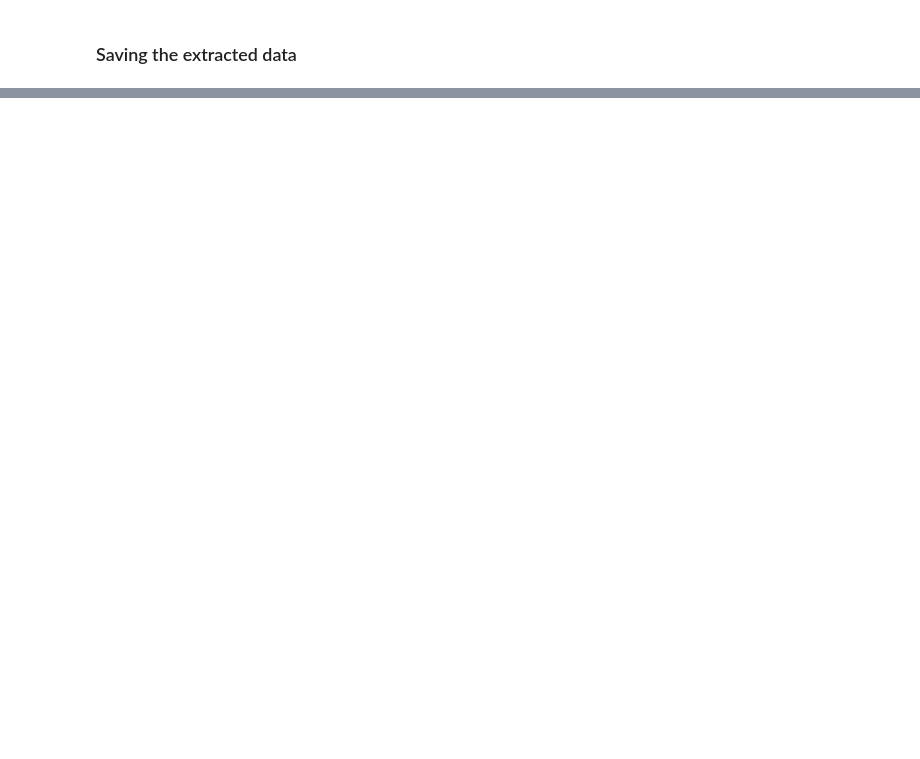
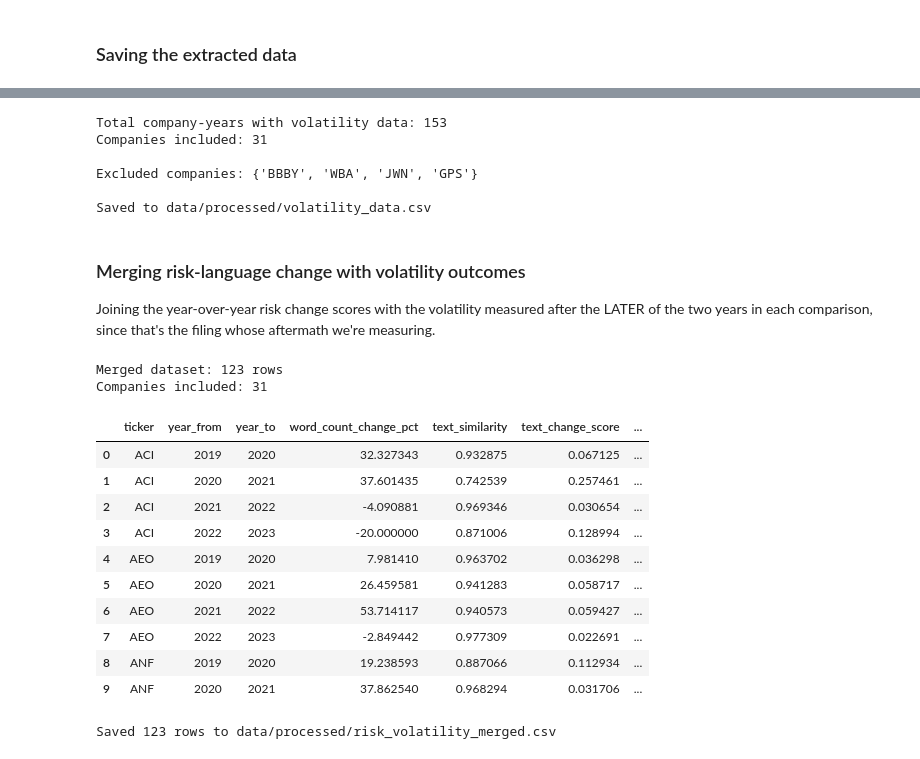
Before and after one commit to Akeem-Akinyemi/sec-risk-volatility-project, a Jupyter notebook: notebooks/01_company_universe.ipynb, the cells around one changed output, grey strips where cells are left out. Cells and saved outputs as stored; diff of their text form; code cells hidden in the pictures; blank space fills up the shorter version.

```diff
--- a/notebooks/01_company_universe.ipynb
+++ b/notebooks/01_company_universe.ipynb
@@ -186,0 +564,57 @@ BURL 2022: 77,535 characters
+# %%
+volatility_df = pd.DataFrame(volatility_results)
+print(f"Total company-years with volatility data: {len(volatility_df)}")
+print(f"Companies included: {volatility_df['ticker'].nunique()}")
+
+excluded_tickers = set(company_df["ticker"]) - set(volatility_df["ticker"])
+print(f"\nExcluded companies: {excluded_tickers}")
+
+volatility_df.to_csv("../data/processed/volatility_data.csv", index=False)
+print(f"\nSaved to data/processed/volatility_data.csv")
+# %% [output]
+Total company-years with volatility data: 153
+Companies included: 31
+
+Excluded companies: {'BBBY', 'WBA', 'JWN', 'GPS'}
+
+Saved to data/processed/volatility_data.csv
+# %% [markdown]
+### Merging risk-language change with volatility outcomes
+Joining the year-over-year risk change scores with the volatility measured
+after the LATER of the two years in each comparison, since that's the
+filing whose aftermath we're measuring.
+# %%
+# For each change_df row (year_from -> year_to), we want the volatility
+# that followed the year_to filing, since that's the filing whose
+# aftermath we're measuring
+merged_df = change_df.merge(
+    volatility_df[["ticker", "filing_year", "realized_volatility"]],
+    left_on=["ticker", "year_to"],
+    right_on=["ticker", "filing_year"],
+    how="inner"
+)
+
+merged_df = merged_df.drop(columns=["filing_year"])
+
+print(f"Merged dataset: {len(merged_df)} rows")
+print(f"Companies included: {merged_df['ticker'].nunique()}")
+merged_df.head(10)
+# %% [output]
+Merged dataset: 123 rows
+Companies included: 31
+|  | ticker | year_from | year_to | word_count_change_pct | text_similarity | text_change_score | ... |
+| 0 | ACI | 2019 | 2020 | 32.327343 | 0.932875 | 0.067125 | ... |
+| 1 | ACI | 2020 | 2021 | 37.601435 | 0.742539 | 0.257461 | ... |
+| 2 | ACI | 2021 | 2022 | -4.090881 | 0.969346 | 0.030654 | ... |
+| 3 | ACI | 2022 | 2023 | -20.000000 | 0.871006 | 0.128994 | ... |
+| 4 | AEO | 2019 | 2020 | 7.981410 | 0.963702 | 0.036298 | ... |
+| 5 | AEO | 2020 | 2021 | 26.459581 | 0.941283 | 0.058717 | ... |
+| 6 | AEO | 2021 | 2022 | 53.714117 | 0.940573 | 0.059427 | ... |
+| 7 | AEO | 2022 | 2023 | -2.849442 | 0.977309 | 0.022691 | ... |
+| 8 | ANF | 2019 | 2020 | 19.238593 | 0.887066 | 0.112934 | ... |
+| 9 | ANF | 2020 | 2021 | 37.862540 | 0.968294 | 0.031706 | ... |
+# %%
+merged_df.to_csv("../data/processed/risk_volatility_merged.csv", index=False)
+print(f"Saved {len(merged_df)} rows to data/processed/risk_volatility_merged.csv")
+# %% [output]
+Saved 123 rows to data/processed/risk_volatility_merged.csv
```
Also changed, not shown: parts of 47 cells of this notebook, 1 other file.
